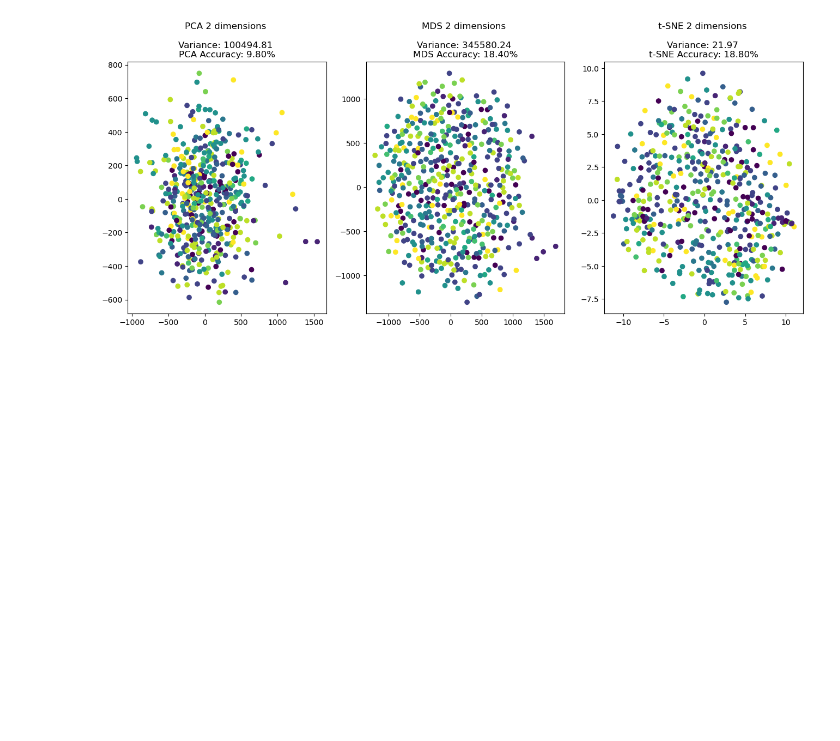
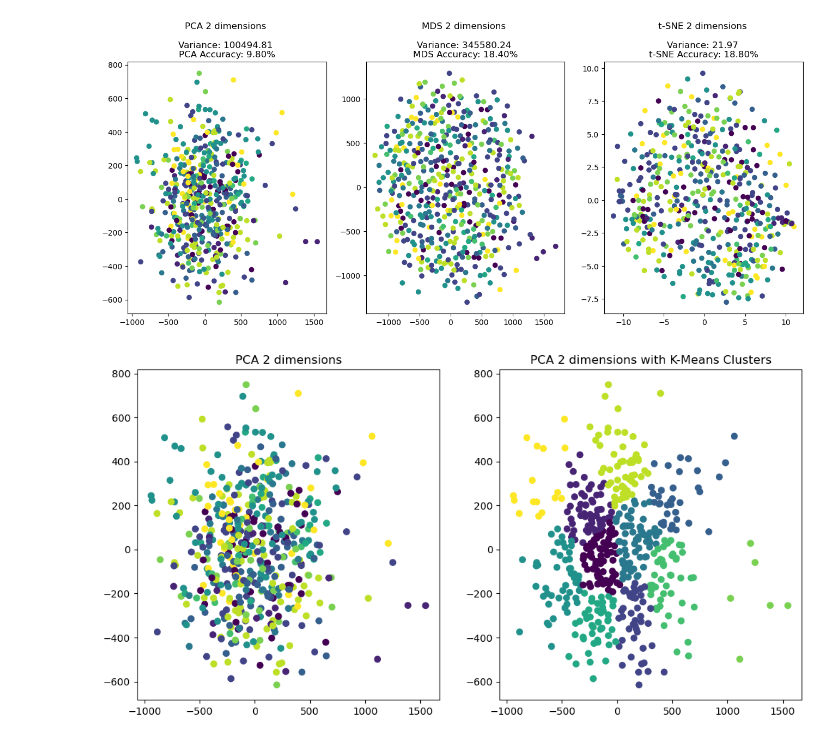
Before and after one commit to williamasesoftware/Computational_linear_algebra, a Jupyter notebook: FOOD_dataset/main_FOOD_dataset.ipynb, the cells around one changed output. Cells and saved outputs as stored; diff of their text form; code cells hidden in the pictures; blank space fills up the shorter version.

```diff
--- a/FOOD_dataset/main_FOOD_dataset.ipynb
+++ b/FOOD_dataset/main_FOOD_dataset.ipynb
@@ -449,3 +449,26 @@ ax[2].set_title('t-SNE 2 dimensions \n\nVariance: {:.2f} \nt-SNE Accuracy: {:.2f
 plt.show()
 # %% [output]
 [figure]
+# %%
+from sklearn.cluster import KMeans
+
+# Entrenar modelo de k-means con k=11
+kmeans = KMeans(n_clusters=11, random_state=42).fit(train_transformed_data)
+
+# Asignar cada punto a su respectivo cluster
+labels_kmeans = kmeans.labels_
+
+# Gráfica de la data original y PCA con clusters de k-means
+fig, ax = plt.subplots(1, 2, figsize=(12, 6))
+
+# Gráfica de la data original y PCA
+ax[0].scatter(train_transformed_data[:, 0], train_transformed_data[:, 1], c=train_labels_subset_pca, cmap='viridis')
+ax[0].set_title('PCA 2 dimensions')
+
+# Gráfica de la data original y PCA con clusters de k-means
+ax[1].scatter(train_transformed_data[:, 0], train_transformed_data[:, 1], c=labels_kmeans, cmap='viridis')
+ax[1].set_title('PCA 2 dimensions with K-Means Clusters')
+
+plt.show()
+# %% [output]
+[figure, added]
```
Also changed, not shown: parts of 1 cell of this notebook.
